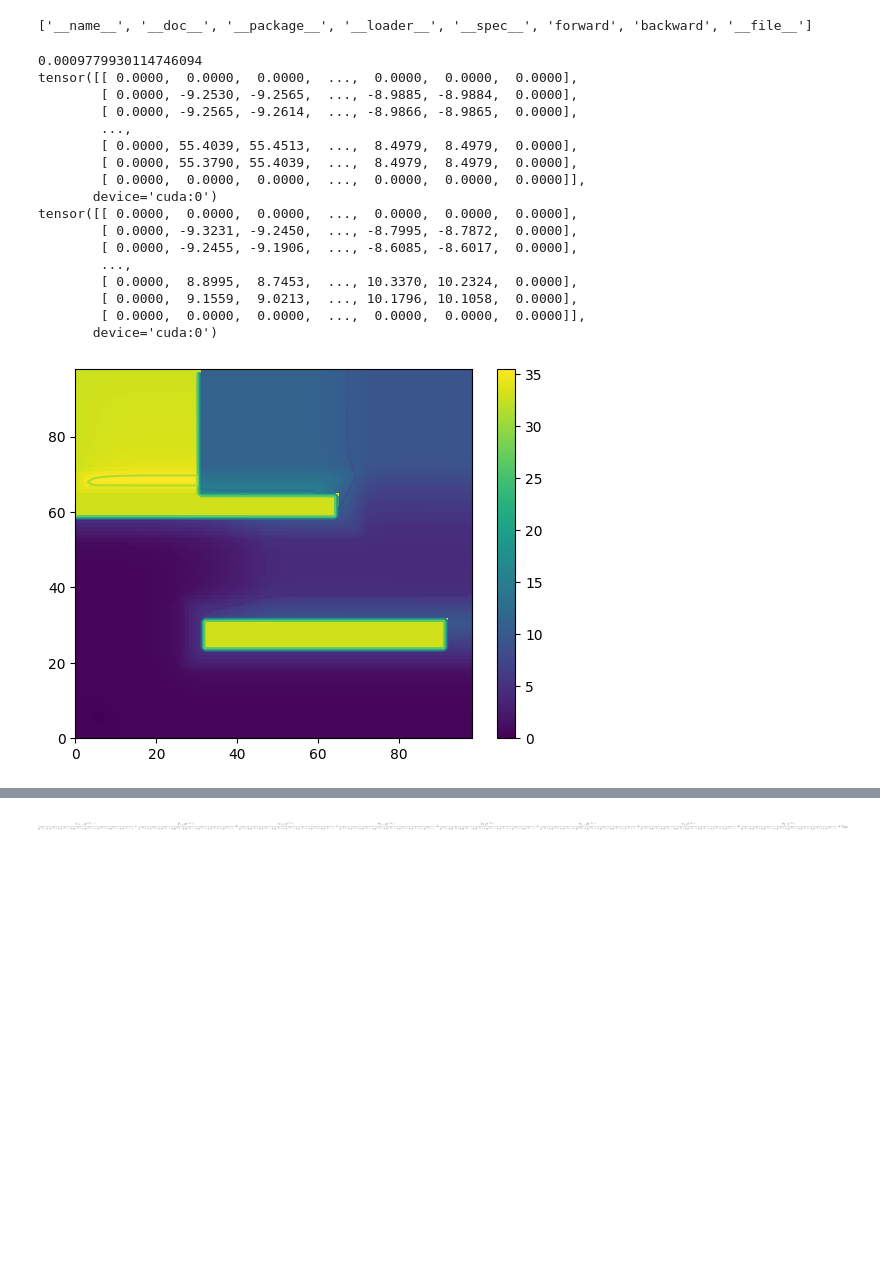
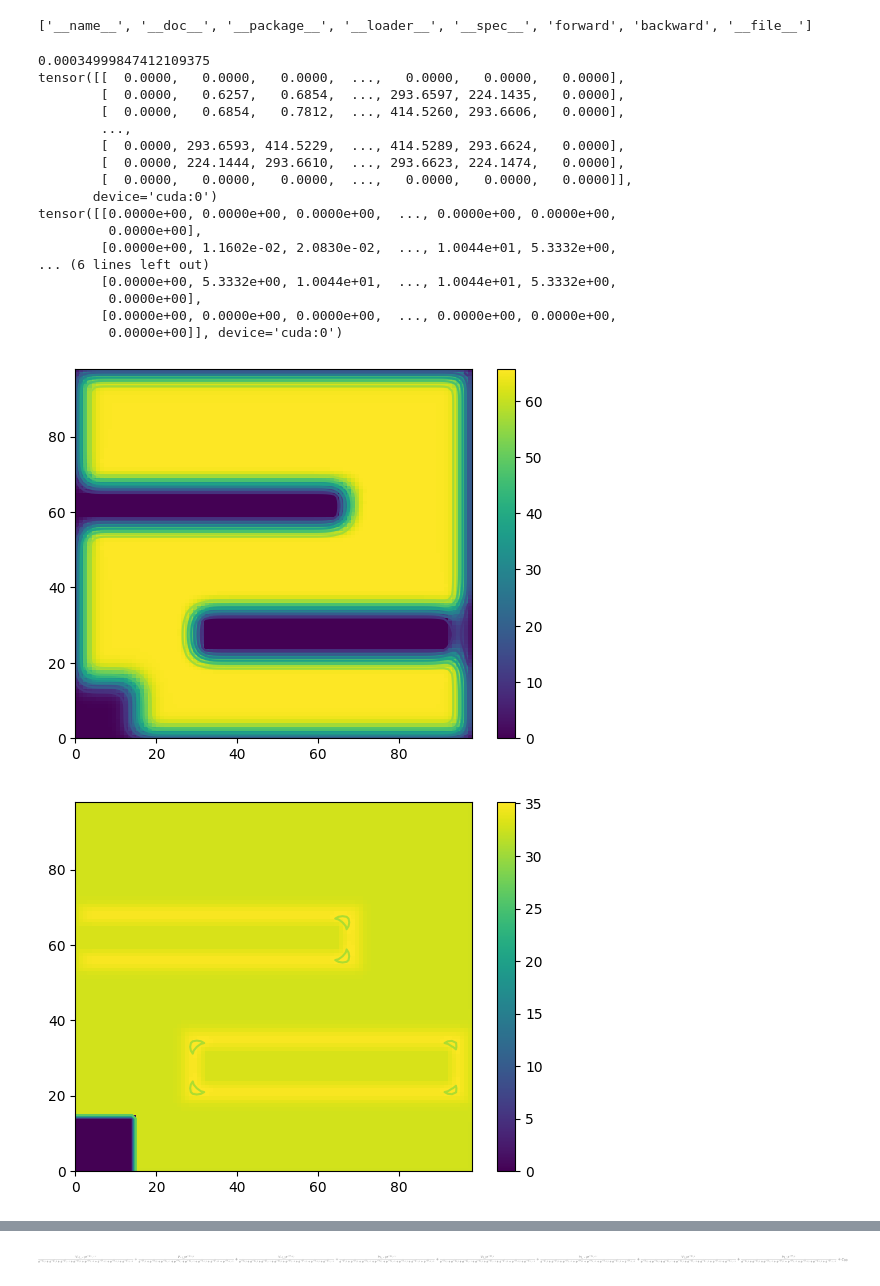
Before and after one commit to pac48/thesis_nerf, a Jupyter notebook: nerf_ws/src/laplacian/notebooks/test.ipynb, the cells around one changed output, grey strips where cells are left out. Drawn from its saved outputs; the diff is of its cells as text; code cells hidden in the pictures; blank space fills up the shorter version.

```diff
--- a/nerf_ws/src/laplacian/notebooks/test.ipynb
+++ b/nerf_ws/src/laplacian/notebooks/test.ipynb
@@ -92,9 +92,9 @@ class LaplacianSolver(Function):
     def forward(ctx, V: torch.Tensor, C: torch.Tensor):
         X = torch.stack([V, boundary_types, boundary_conditions, C], axis=2)
         intermediate = [C]
-        for i in range(100):
+        for i in range(10):
+            intermediate.append(X[:, :, 0].clone())
             laplacian_solver.forward(X)
-            intermediate.append(X[:, :, 0].clone())
         ctx.save_for_backward(*intermediate)
         out = X[:, :, 0].clone()
 
@@ -105,22 +105,20 @@ class LaplacianSolver(Function):
     def backward(ctx, dL_dout):
         # dL_dX how loss change with output X
         intermediate = ctx.saved_tensors
-#         print(f"dL_dout: {dL_dout.shape}")
-        #         print(f"intermediate: {len(intermediate)}")
         grid_size = intermediate[0].shape
-#         print(f"grid_size: {grid_size}")
-
-        dL_dV = torch.zeros(grid_size, dtype=torch.float32, device='cuda')
         dL_dC = torch.zeros(grid_size, dtype=torch.float32, device='cuda')
 
         C = intermediate[0]
-        for V in intermediate[1:]:
+        dL_dC_i = torch.zeros(grid_size, dtype=torch.float32, device='cuda')
+        dL_dV_i = torch.zeros(grid_size, dtype=torch.float32, device='cuda')
+        dL_dout_i = dL_dout
+        for V in intermediate[-1:0:-1]:
             X = torch.stack([V, boundary_types, boundary_conditions, C], axis=2)
-#             print(f"X, dL_dout, dL_dV, dL_dC: {X.shape} {dL_dout.shape} {dL_dV.shape} {dL_dC.shape}")
-            laplacian_solver.backward(X, dL_dout, dL_dV, dL_dC)
+            laplacian_solver.backward(X, dL_dout_i, dL_dV_i, dL_dC_i)
+            dL_dC += dL_dC_i
+            dL_dout_i = dL_dV_i
 
-
-        return dL_dV, dL_dC
+        return dL_dV_i, dL_dC
 
 V =  values
 C =  cost
@@ -128,51 +126,58 @@ C =  cost
 V = V.detach().requires_grad_(True)
 C = C.detach().requires_grad_(True)
 layer = LaplacianSolver()
 forward = layer.apply
 start = time.time()
 out = forward(V, C)
 
 end = time.time()
 print(end - start)
 
-loss = torch.sum((out-5)**2)
+loss = torch.sum((out)**2)
 loss.backward()
 
 print(C.grad)
 print(V.grad)
 # import sys
 # np.set_printoptions(threshold=sys.maxsize)
 # print(V.cpu().detach().numpy())
 # print(V.grad.cpu().numpy())
+
+z = V.grad.cpu().detach().numpy()[1:-1, 1:-1]
+plt.pcolormesh(z)
+plt.colorbar()
+plt.contour(z)
+plt.show()
+
 V = out.detach()
-
 
 z = V.cpu().detach().numpy()[1:-1, 1:-1]
 plt.pcolormesh(z)
 plt.colorbar()
 plt.contour(z)
 plt.show()
 
 # print(torch.cuda.memory_summary() )
 # %% [output]
-0.0009779930114746094
-tensor([[ 0.0000,  0.0000,  0.0000,  ...,  0.0000,  0.0000,  0.0000],
-        [ 0.0000, -9.2530, -9.2565,  ..., -8.9885, -8.9884,  0.0000],
-        [ 0.0000, -9.2565, -9.2614,  ..., -8.9866, -8.9865,  0.0000],
+0.00034999847412109375
+tensor([[  0.0000,   0.0000,   0.0000,  ...,   0.0000,   0.0000,   0.0000],
+        [  0.0000,   0.6257,   0.6854,  ..., 293.6597, 224.1435,   0.0000],
+        [  0.0000,   0.6854,   0.7812,  ..., 414.5260, 293.6606,   0.0000],
         ...,
-        [ 0.0000, 55.4039, 55.4513,  ...,  8.4979,  8.4979,  0.0000],
-        [ 0.0000, 55.3790, 55.4039,  ...,  8.4979,  8.4979,  0.0000],
-        [ 0.0000,  0.0000,  0.0000,  ...,  0.0000,  0.0000,  0.0000]],
+        [  0.0000, 293.6593, 414.5229,  ..., 414.5289, 293.6624,   0.0000],
+        [  0.0000, 224.1444, 293.6610,  ..., 293.6623, 224.1474,   0.0000],
+        [  0.0000,   0.0000,   0.0000,  ...,   0.0000,   0.0000,   0.0000]],
        device='cuda:0')
-tensor([[ 0.0000,  0.0000,  0.0000,  ...,  0.0000,  0.0000,  0.0000],
-        [ 0.0000, -9.3231, -9.2450,  ..., -8.7995, -8.7872,  0.0000],
-        [ 0.0000, -9.2455, -9.1906,  ..., -8.6085, -8.6017,  0.0000],
-        ...,
-        [ 0.0000,  8.8995,  8.7453,  ..., 10.3370, 10.2324,  0.0000],
-        [ 0.0000,  9.1559,  9.0213,  ..., 10.1796, 10.1058,  0.0000],
-        [ 0.0000,  0.0000,  0.0000,  ...,  0.0000,  0.0000,  0.0000]],
-       device='cuda:0')
+tensor([[0.0000e+00, 0.0000e+00, 0.0000e+00,  ..., 0.0000e+00, 0.0000e+00,
+         0.0000e+00],
+        [0.0000e+00, 1.1602e-02, 2.0830e-02,  ..., 1.0044e+01, 5.3332e+00,
+... (6 lines left out)
+        [0.0000e+00, 5.3332e+00, 1.0044e+01,  ..., 1.0044e+01, 5.3332e+00,
+         0.0000e+00],
+        [0.0000e+00, 0.0000e+00, 0.0000e+00,  ..., 0.0000e+00, 0.0000e+00,
+         0.0000e+00]], device='cuda:0')
-[figure, old version]
+[figure, new version]
+[figure, added]
 # %%
 fig, ax = plt.subplots(subplot_kw={"projection": "3d"})
 X = np.linspace(-1, 1, z.shape[0])
```
Also changed, not shown: parts of 6 cells of this notebook, 2 other files.
